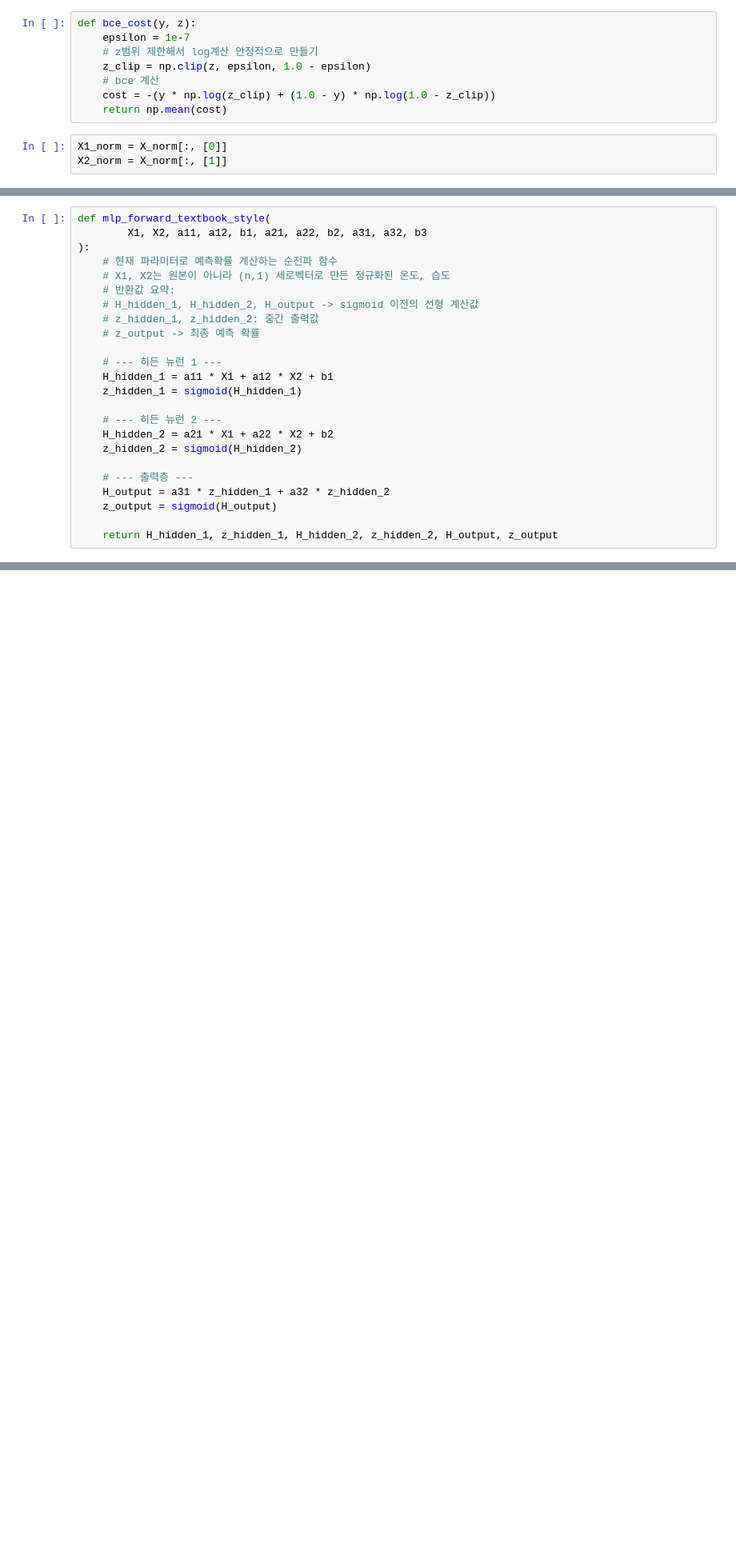
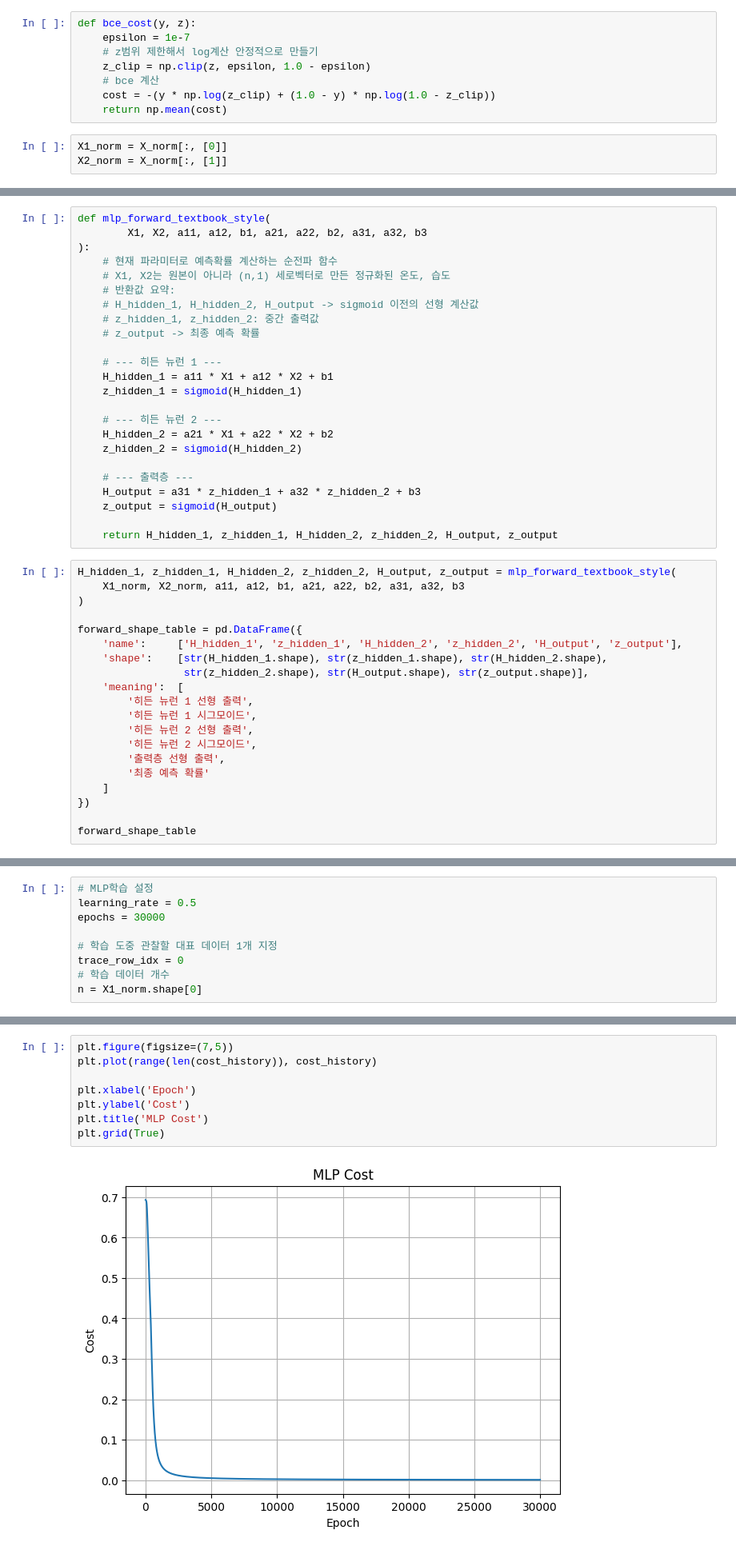
Before and after one commit to kms3356/AI_Project, a Jupyter notebook: MLP02_순전파.ipynb, the cells around one changed output, grey strips where cells are left out. Shown at 80% size. Saved outputs shown, nothing was run; the diff lists cells and outputs as text; blank space fills up the shorter version.

```diff
--- a/MLP02_순전파.ipynb
+++ b/MLP02_순전파.ipynb
@@ -166,7 +166,27 @@ def mlp_forward_textbook_style(
     z_hidden_2 = sigmoid(H_hidden_2)
 
     # --- 출력층 ---
-    H_output = a31 * z_hidden_1 + a32 * z_hidden_2
+    H_output = a31 * z_hidden_1 + a32 * z_hidden_2 + b3
     z_output = sigmoid(H_output)
 
     return H_hidden_1, z_hidden_1, H_hidden_2, z_hidden_2, H_output, z_output
+# %%
+H_hidden_1, z_hidden_1, H_hidden_2, z_hidden_2, H_output, z_output = mlp_forward_textbook_style(
+    X1_norm, X2_norm, a11, a12, b1, a21, a22, b2, a31, a32, b3
+)
+
+forward_shape_table = pd.DataFrame({
+    'name':     ['H_hidden_1', 'z_hidden_1', 'H_hidden_2', 'z_hidden_2', 'H_output', 'z_output'],
+    'shape':    [str(H_hidden_1.shape), str(z_hidden_1.shape), str(H_hidden_2.shape),
+                 str(z_hidden_2.shape), str(H_output.shape), str(z_output.shape)],
+    'meaning':  [
+        '히든 뉴런 1 선형 출력',
+        '히든 뉴런 1 시그모이드',
+        '히든 뉴런 2 선형 출력',
+        '히든 뉴런 2 시그모이드',
+        '출력층 선형 출력',
+        '최종 예측 확률'
+    ]
+})
+
+forward_shape_table
@@ -172,0 +201,9 @@ def mlp_forward_textbook_style(
+# %%
+# MLP학습 설정
+learning_rate = 0.5
+epochs = 30000
+
+# 학습 도중 관찰할 대표 데이터 1개 지정
+trace_row_idx = 0
+# 학습 데이터 개수
+n = X1_norm.shape[0]
@@ -172,0 +315,10 @@ def mlp_forward_textbook_style(
+# %%
+plt.figure(figsize=(7,5))
+plt.plot(range(len(cost_history)), cost_history)
+
+plt.xlabel('Epoch')
+plt.ylabel('Cost')
+plt.title('MLP Cost')
+plt.grid(True)
+# %% [output]
+[figure, added]
```
Also changed, not shown: parts of 11 cells of this notebook.
